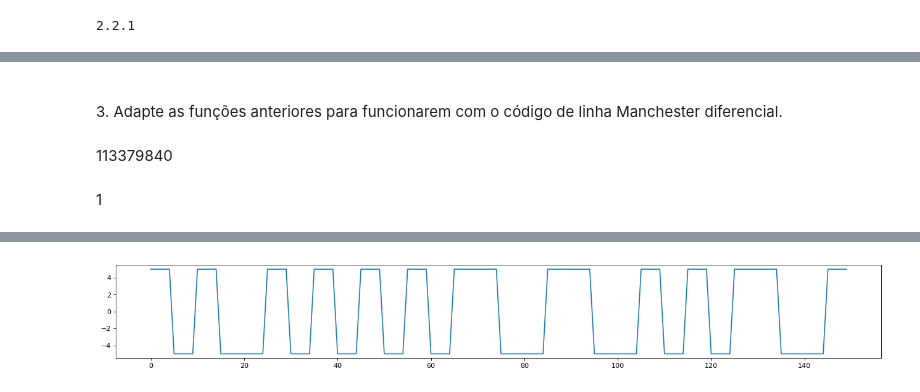
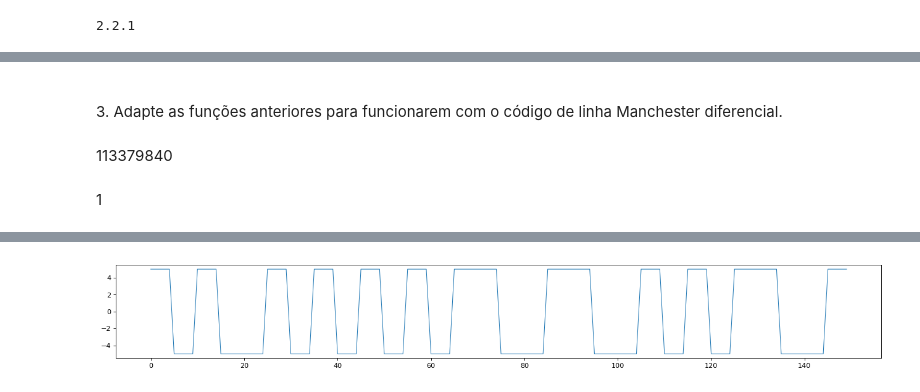
Before and after one commit to pedroamarocosta/CPSTP3, a Jupyter notebook: CPS+TP3.ipynb, the cells around one changed output, grey strips where cells are left out. Cells and saved outputs as stored; diff of their text form; code cells hidden in the pictures.

```diff
--- a/CPS+TP3.ipynb
+++ b/CPS+TP3.ipynb
@@ -333,24 +367,21 @@ def ManchesterTemplate(Value, Voltage, Points):
 
 def completeManchesterEncoding(OriginalMessageInBinary, Voltage, Points):
 
-    result = []
-    previous = 1
+    Result = empty(len(OriginalMessageInBinary)*Points)
+    Previous = 1
+    Index = 0
     for x in OriginalMessageInBinary:
-        result.append(ManchesterTemplate((x ^ previous), Voltage, Points))
-        previous = x ^ previous
-    return hstack(result)
-
-    Result = [1]
-    Result = [ ManchesterTemplate((Binary ^ Result[-1]), Voltage, Points) for Binary in OriginalMessageInBinary ]
+        Result[Index * Points : (Index + 1) * Points] = ManchesterTemplate((x ^ Previous), Voltage, Points)
+        Previous = x ^ Previous
+        Index +=1
     return hstack(Result)
-    return Result
 
 Voltage = 5
 Points = 10
 EncodedMessage = completeManchesterEncoding([1,0,1,0,0,0,0,1,1,1,1,0,0,1,1], Voltage, Points)
 CorrectSize = len(OriginalMessageInBinary) * Points
 plt.figure(figsize=(20, 2.5), dpi=80, facecolor='1')
-plt.plot(EncodedMessage)
+plt.plot(EncodedMessage, linewidth='0.9')
 
 display(HTML("<p>" + str(CorrectSize) + "</p>"))
 display(HTML("<p>" + str(len([EncodedMessage])) + "</p>"))
@@ -364 +395 @@ Wall time: 58.1 ms
-[figure, old version]
+[figure, new version]
```
Also changed, not shown: parts of 6 cells of this notebook.
